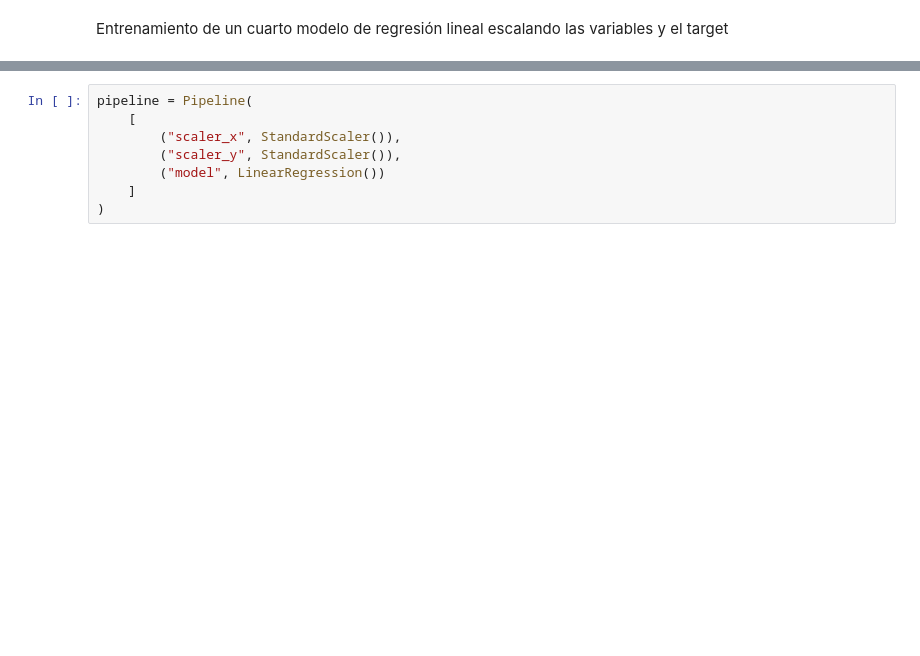
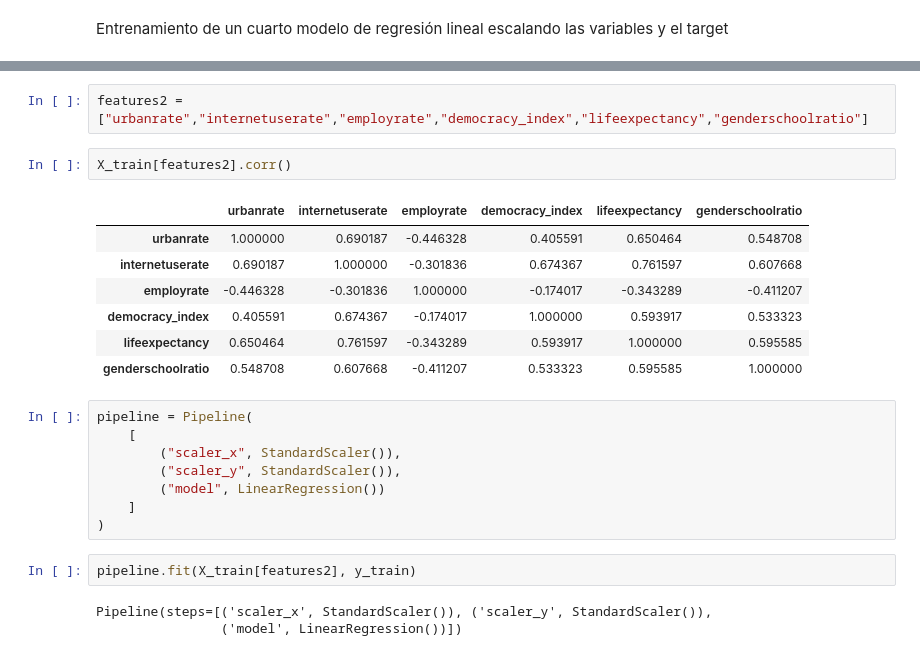
Before and after one commit to AngieRinBri/TallerPIBBancoMundial, a Jupyter notebook: Taller2.ipynb, the cells around one changed output, grey strips where cells are left out. Saved outputs shown, nothing was run; the diff lists cells and outputs as text; blank space fills up the shorter version.

```diff
--- a/Taller2.ipynb
+++ b/Taller2.ipynb
@@ -851,3 +916,15 @@ Entrenamiento de un cuarto modelo de regresión lineal escalando las variables y
+# %%
+features2 = ["urbanrate","internetuserate","employrate","democracy_index","lifeexpectancy","genderschoolratio"]
+# %%
+X_train[features2].corr()
+# %% [output]
+|  | urbanrate | internetuserate | employrate | democracy_index | lifeexpectancy | genderschoolratio |
+| urbanrate | 1.000000 | 0.690187 | -0.446328 | 0.405591 | 0.650464 | 0.548708 |
+| internetuserate | 0.690187 | 1.000000 | -0.301836 | 0.674367 | 0.761597 | 0.607668 |
+| employrate | -0.446328 | -0.301836 | 1.000000 | -0.174017 | -0.343289 | -0.411207 |
+| democracy_index | 0.405591 | 0.674367 | -0.174017 | 1.000000 | 0.593917 | 0.533323 |
+| lifeexpectancy | 0.650464 | 0.761597 | -0.343289 | 0.593917 | 1.000000 | 0.595585 |
+| genderschoolratio | 0.548708 | 0.607668 | -0.411207 | 0.533323 | 0.595585 | 1.000000 |
 # %%
 pipeline = Pipeline(
     [
@@ -856,3 +933,8 @@ pipeline = Pipeline(
         ("model", LinearRegression())
     ]
 )
+# %%
+pipeline.fit(X_train[features2], y_train)
+# %% [output]
+Pipeline(steps=[('scaler_x', StandardScaler()), ('scaler_y', StandardScaler()),
+                ('model', LinearRegression())])
```
Also changed, not shown: parts of 11 cells of this notebook.
